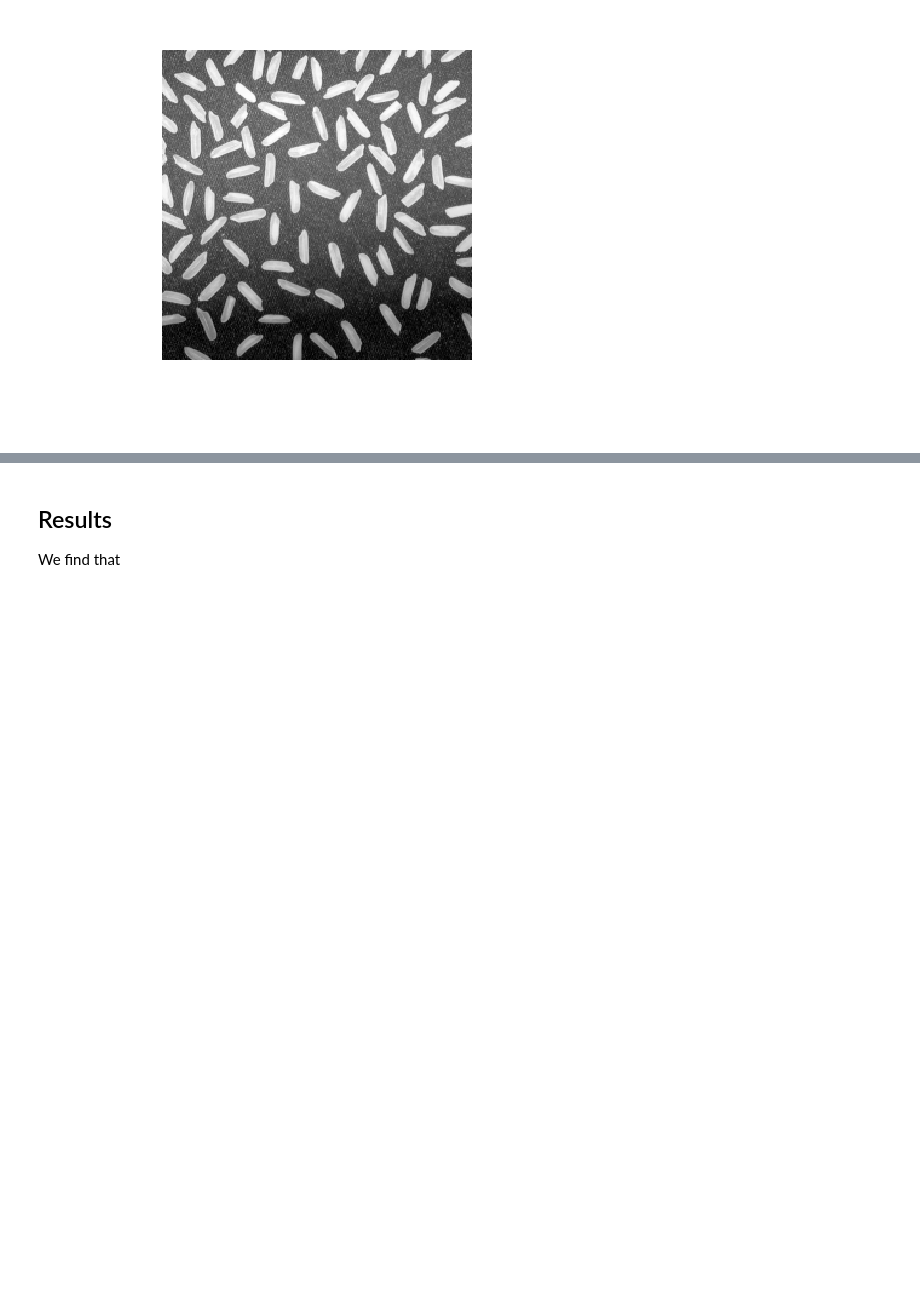
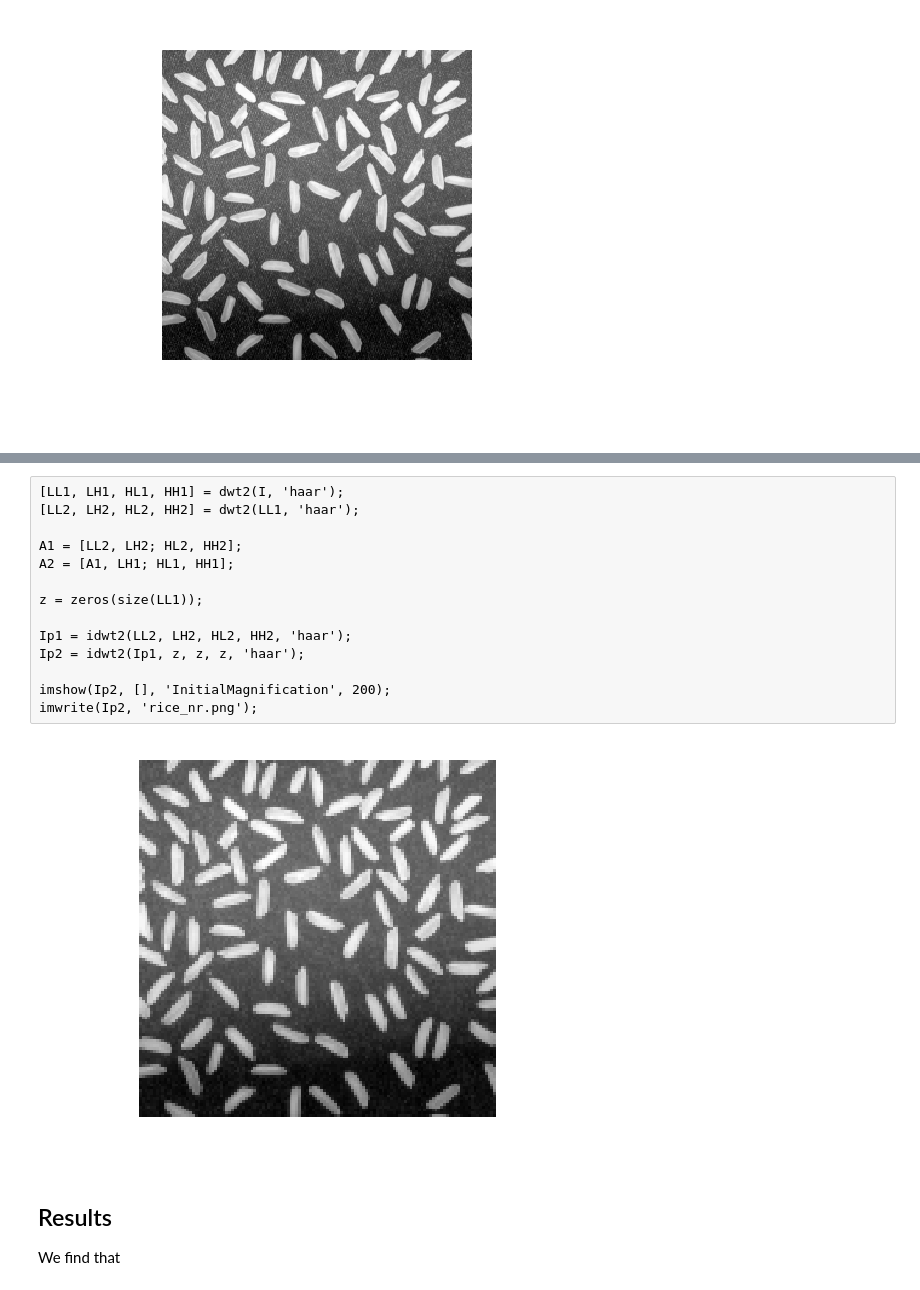
Before and after one commit to dzackgarza/Notes, a Jupyter notebook: Untitled Folder/Homework 4.ipynb, the cells around one changed output, grey strips where cells are left out. Saved outputs shown, nothing was run; the diff lists cells and outputs as text; blank space fills up the shorter version.

```diff
--- a/Untitled Folder/Homework 4.ipynb
+++ b/Untitled Folder/Homework 4.ipynb
@@ -103,6 +105,22 @@ imshow(Ip2, [], 'InitialMagnification', 200);
 imwrite(Ip2, 'rice_nr.png');
 # %% [output]
 [figure]
+# %%
+[LL1, LH1, HL1, HH1] = dwt2(I, 'haar');
+[LL2, LH2, HL2, HH2] = dwt2(LL1, 'haar');
+
+A1 = [LL2, LH2; HL2, HH2];
+A2 = [A1, LH1; HL1, HH1];
+
+z = zeros(size(LL1));
+
+Ip1 = idwt2(LL2, LH2, HL2, HH2, 'haar');
+Ip2 = idwt2(Ip1, z, z, z, 'haar');
+
+imshow(Ip2, [], 'InitialMagnification', 200);
+imwrite(Ip2, 'rice_nr.png');
+# %% [output]
+[figure, added]
 # %% [markdown]
 ## Results
 
```
Also changed, not shown: parts of 1 cell of this notebook.
